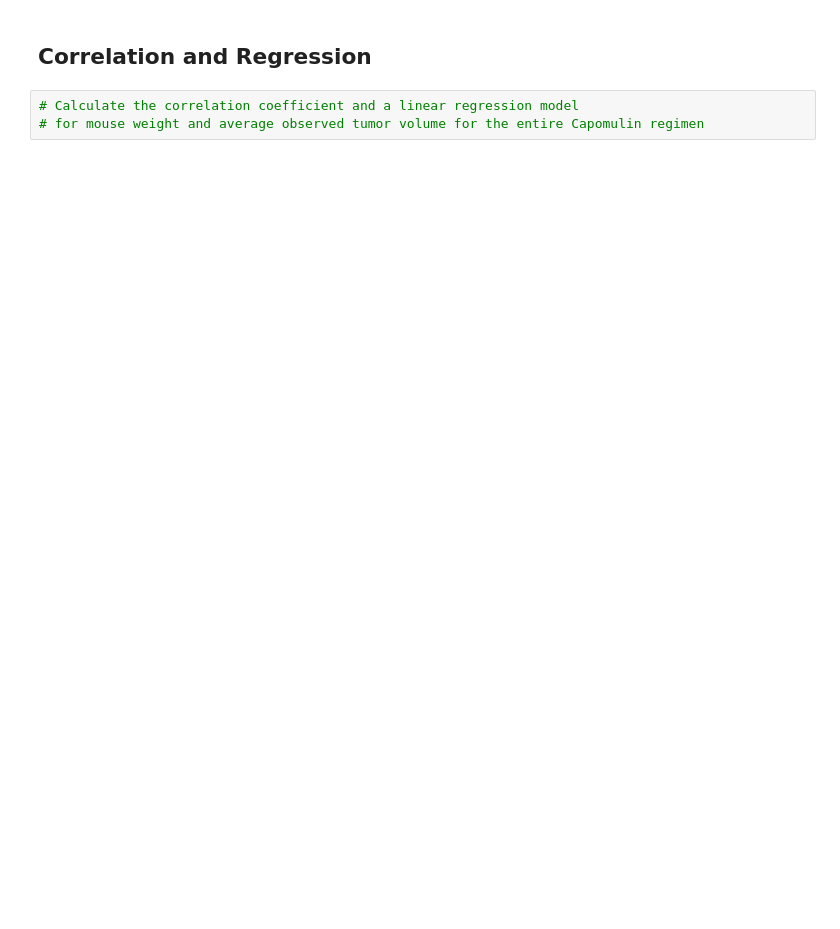
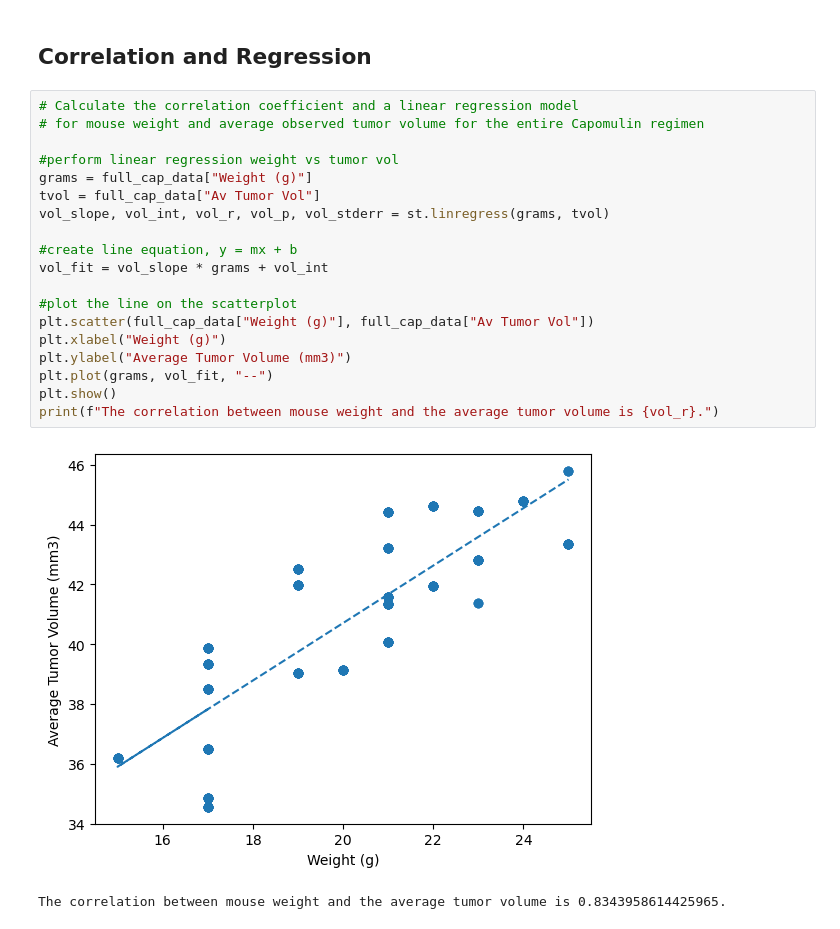
Before and after one commit to angiecfoust/matplotlib_module5, a Jupyter notebook: Pymaceuticals/pymaceuticals_starter.ipynb, the cells around one changed output. Saved outputs shown, nothing was run; the diff lists cells and outputs as text; blank space fills up the shorter version.

```diff
--- a/Pymaceuticals/pymaceuticals_starter.ipynb
+++ b/Pymaceuticals/pymaceuticals_starter.ipynb
@@ -368,5 +413,24 @@ plt.show()
 # %% [markdown]
 ## Correlation and Regression
-# %%
-# Calculate the correlation coefficient and a linear regression model
-# for mouse weight and average observed tumor volume for the entire Capomulin regimen
+# %%
+# Calculate the correlation coefficient and a linear regression model
+# for mouse weight and average observed tumor volume for the entire Capomulin regimen
+
+#perform linear regression weight vs tumor vol
+grams = full_cap_data["Weight (g)"]
+tvol = full_cap_data["Av Tumor Vol"]
+vol_slope, vol_int, vol_r, vol_p, vol_stderr = st.linregress(grams, tvol)
+
+#create line equation, y = mx + b
+vol_fit = vol_slope * grams + vol_int
+
+#plot the line on the scatterplot
+plt.scatter(full_cap_data["Weight (g)"], full_cap_data["Av Tumor Vol"])
+plt.xlabel("Weight (g)")
+plt.ylabel("Average Tumor Volume (mm3)")
+plt.plot(grams, vol_fit, "--")
+plt.show()
+print(f"The correlation between mouse weight and the average tumor volume is {vol_r}.")
+# %% [output]
+[figure, added]
+The correlation between mouse weight and the average tumor volume is 0.8343958614425965.
```
Also changed, not shown: parts of 5 cells of this notebook.
